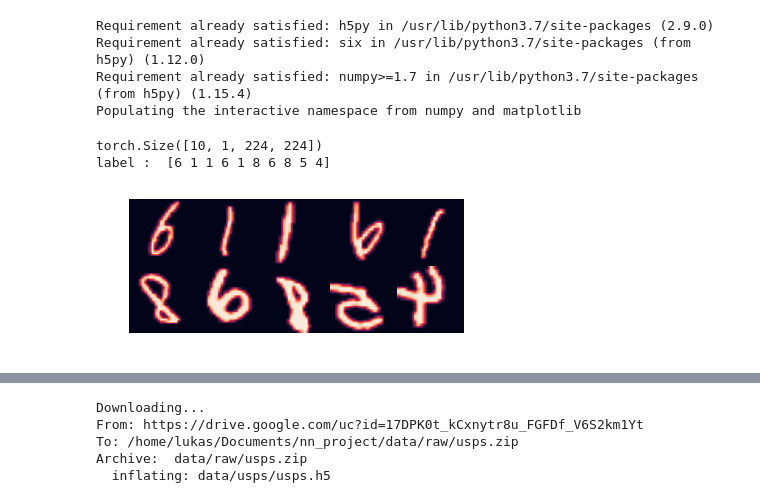
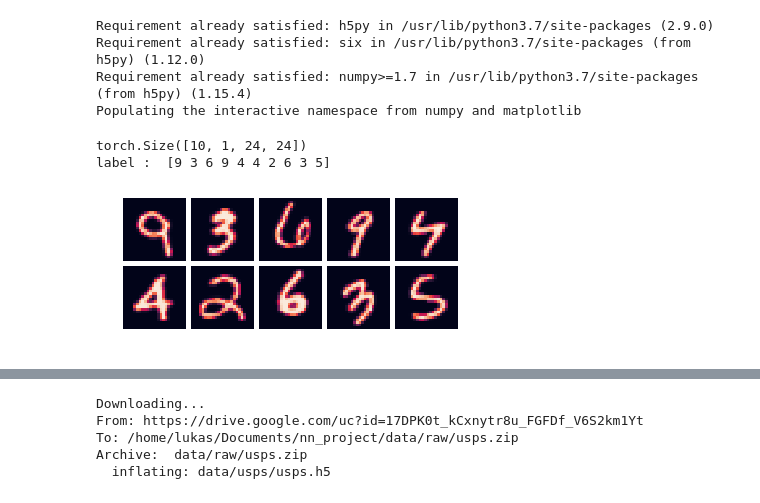
Before and after one commit to MarWit/nn_project, a Jupyter notebook: datasets_test.ipynb, the cells around one changed output, grey strips where cells are left out. Saved outputs shown, nothing was run; the diff lists cells and outputs as text; code cells hidden in the pictures.

```diff
--- a/datasets_test.ipynb
+++ b/datasets_test.ipynb
@@ -19,23 +19,23 @@ Populating the interactive namespace from numpy and matplotlib
 # %%
 # create object
 data = datasets.datasets()
 
 # pick dataset and settings
-data.create_dataset(dataset='mnist', img_size=224, data_aug=True)
+data.create_dataset(dataset='mnist', img_size=24, data_aug=False)
 
 # create batch loader
 loader = data.batch_loader(10)
 
 # plot data
 for a, b in (loader['train']):
     print (a.shape)
     plotter.plot_mat(a.numpy())
     print("label : " ,b.numpy())
     break
 # %% [output]
-torch.Size([10, 1, 224, 224])
-label :  [6 1 1 6 1 8 6 8 5 4]
+torch.Size([10, 1, 24, 24])
+label :  [9 3 6 9 4 4 2 6 3 5]
-[figure, old version]
+[figure, new version]
 # %%
 # picking single image and label
 
```
Also changed, not shown: parts of 7 cells of this notebook, 1 other file.
